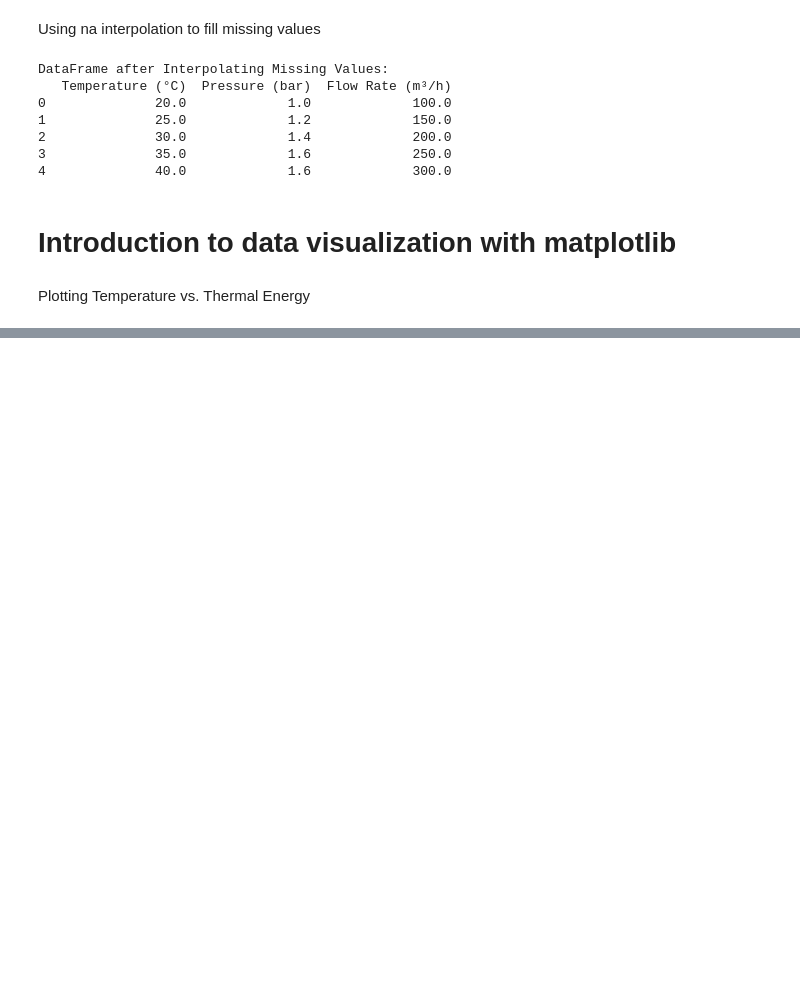
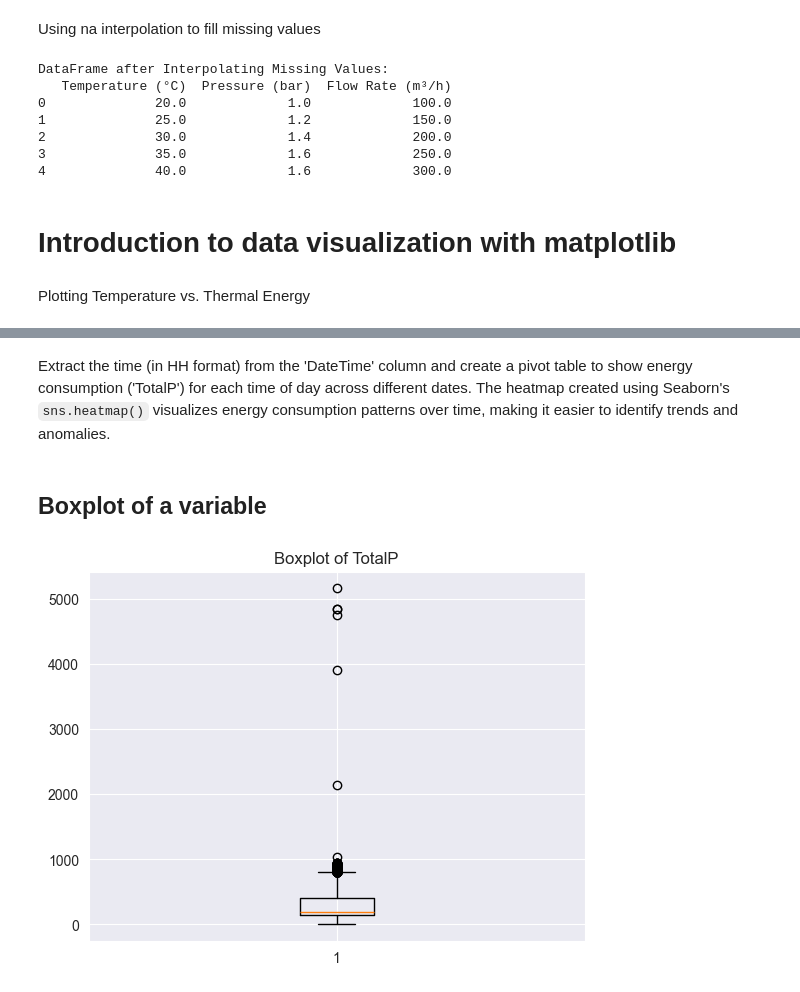
Before and after one commit to baeda-polito/geae-python, a Jupyter notebook: exercise-1/exercise-1-part-3-nb.ipynb, the cells around one changed output, grey strips where cells are left out. Drawn from its saved outputs; the diff is of its cells as text; code cells hidden in the pictures; blank space fills up the shorter version.

```diff
--- a/exercise-1/exercise-1-part-3-nb.ipynb
+++ b/exercise-1/exercise-1-part-3-nb.ipynb
@@ -284,0 +385,11 @@ plt.show()
+# %% [markdown]
+Extract the time (in HH format) from the 'DateTime' column and create a pivot table to show energy consumption ('TotalP') for each time of day across different dates. The heatmap created using Seaborn's `sns.heatmap()` visualizes energy consumption patterns over time, making it easier to identify trends and anomalies.
+# %% [markdown]
+## Boxplot of a variable
+# %%
+# boxplot of TotalP column
+plt.boxplot(df['TotalP'])
+plt.title('Boxplot of TotalP')
+plt.show()
+# %% [output]
+[figure, added]
```
Also changed, not shown: parts of 35 cells of this notebook, 11 other files.
